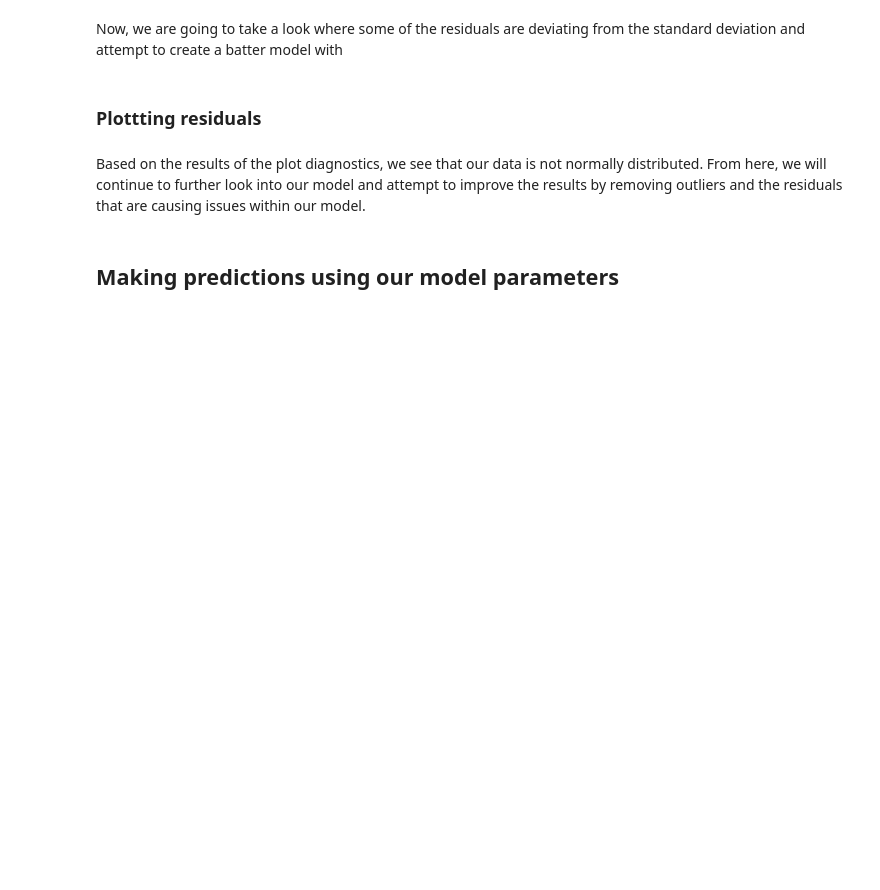
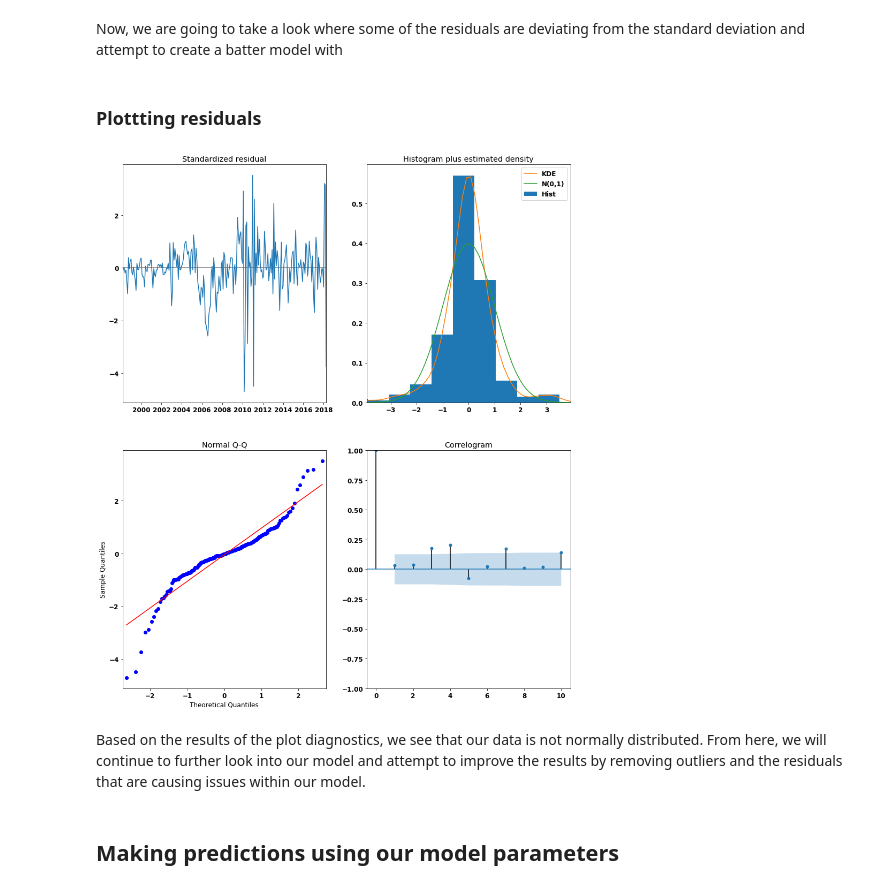
Before and after one commit to rahkeemg/dsc-mod-4-project-online-ds-ft-090919, a Jupyter notebook: mod_4_starter_notebook.ipynb, the cells around one changed output. Drawn from its saved outputs; the diff is of its cells as text; code cells hidden in the pictures; blank space fills up the shorter version.

```diff
--- a/mod_4_starter_notebook.ipynb
+++ b/mod_4_starter_notebook.ipynb
@@ -168,12 +240,12 @@ p = d = q = range(0, 2)
 pdq = list(itertools.product(p, d, q))
 
 # Generate all different combinations of seasonal p, q and q triplets
-pdqs = [(x[0], x[1], x[2], 12) for x in list(itertools.product(p, d, q))]
+# pdqs = [(x[0], x[1], x[2], 12) for x in list(itertools.product(p, d, q))]
 
-## Generate combinations of SARIMA modeling with different seasonalities
-# pdqs = []
-# for i in range(0,13):
-#     for x in pdq:
-#         pdqs.append((x[0], x[1], x[2], i))
+# Generate combinations of SARIMA modeling with different seasonalities
+pdqs = []
+for i in range(0,13):
+    for x in pdq:
+        pdqs.append((x[0], x[1], x[2], i))
 
 pdqs
@@ -180,11 +270,10 @@ pdqs
 # %%
-## NEED TO TURN THIS INTO A FUNCTION THAT I CAN PASS
-## EACH ZIP CODE INTO AS A DATAFRAME,
+## Run multiple models with the different combination generated  for pdq & pdqs##
 ans = []
 for comb in pdq:
     for combs in pdqs:
         try:
-            mod = hf.model_SARIMA(df=orange_county, order=comb, s_order=combs)
+            mod = hf.model_SARIMA(df=central_fl, order=comb, s_order=combs)
             ans.append([comb, combs, mod.aic, mod.bic])
             print('ARIMA {} x {} : AIC Calculated ={}, BIC Calculated ={}'.format(comb, combs, mod.aic, mod.bic))
         except:
@@ -202,0 +439,3 @@ ans_df.loc[ans_df['bic'].idxmin()]
+# %%
+ans_df.sort_values(by=['aic','bic'], ascending=True, inplace=True)
+ans_df.head(10)
@@ -208,4 +459,4 @@ Fitting ARIMA Time Series Model
 ### Get the results of our best parameters for our ARIMA model ###
 order = ans_df.loc[ans_df['aic'].idxmin()]['pdq']
 s_order = ans_df.loc[ans_df['aic'].idxmin()]['pdqs']
-ARIMA_MODEL = hf.model_SARIMA(orange_county, order=order, s_order=s_order, print_table=True)
+SARIMA_MODEL = hf.model_SARIMA(central_fl, order=order, s_order=s_order, print_table=True)
@@ -214,7 +475,9 @@ Now, we are going to take a look where some of the residuals are deviating from
 # %% [markdown]
 ### Plottting residuals
 # %%
-hf.diagnostics_plot(model=ARIMA_MODEL)
+hf.diagnostics_plot(model=SARIMA_MODEL)
+# %% [output]
+[figure, added]
 # %% [markdown]
 Based on the results of the plot diagnostics, we see that our data is not normally distributed. From here, we will continue to further look into our model and attempt to improve the results by removing outliers and the residuals that are causing issues within our model.
 # %% [markdown]
```
Also changed, not shown: parts of 45 cells of this notebook, 7 other files.
